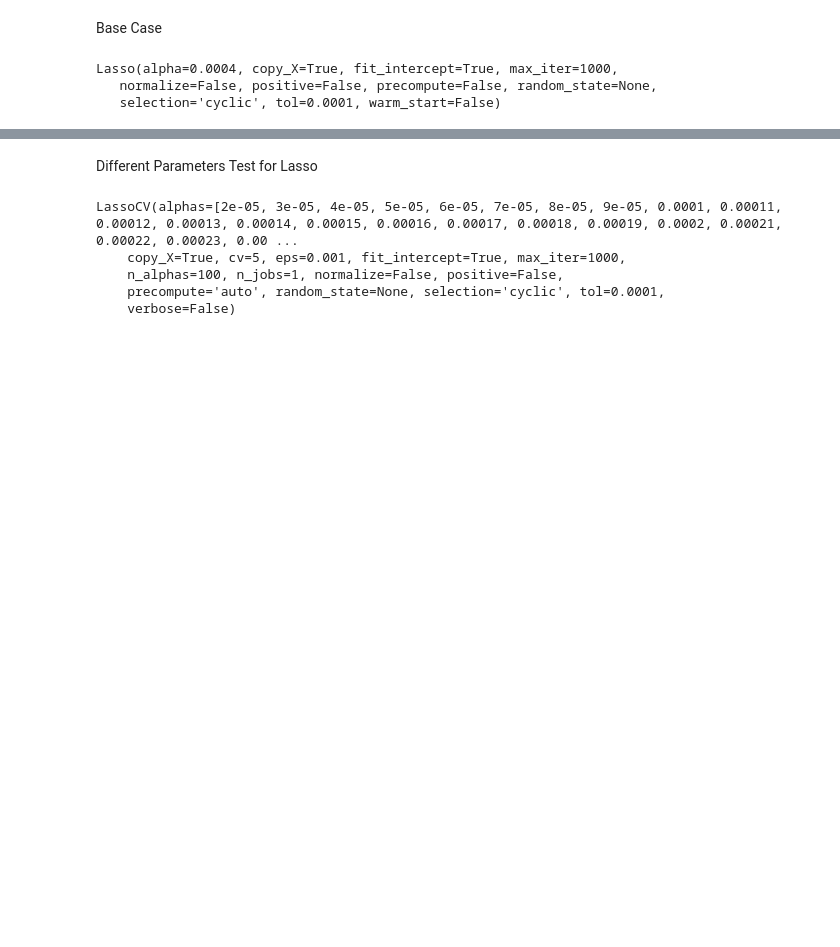
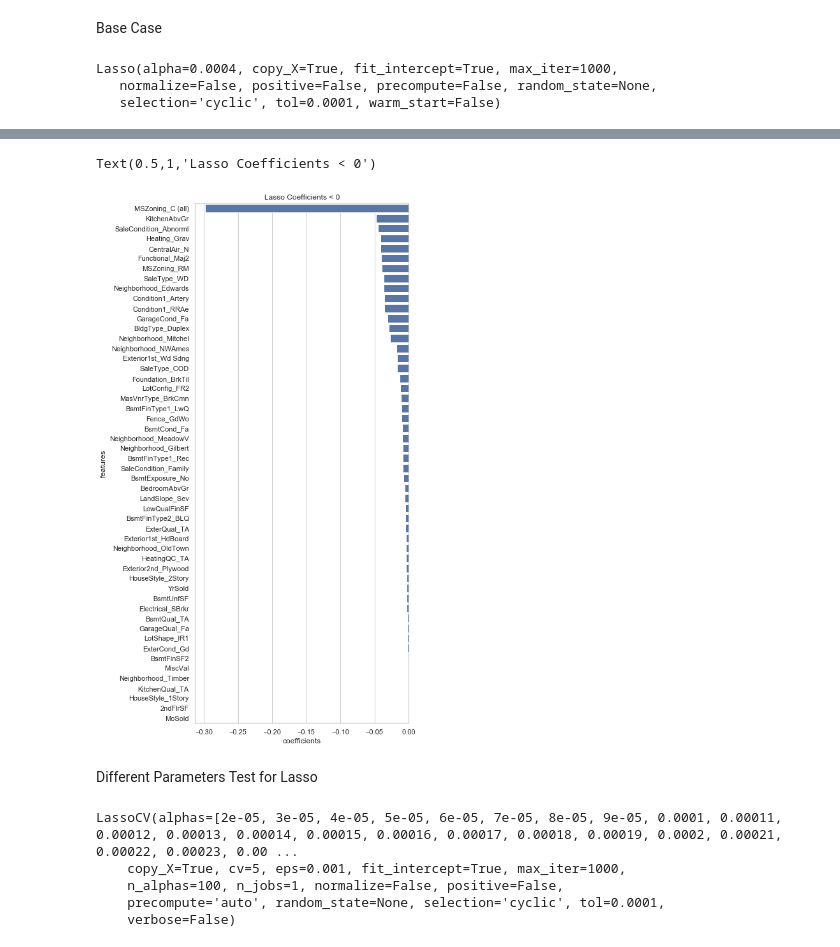
Before and after one commit to tybrs/kaggle-housing-prices, a Jupyter notebook: Ray/XGBoost.ipynb, the cells around one changed output, grey strips where cells are left out. Drawn from its saved outputs; the diff is of its cells as text; code cells hidden in the pictures; blank space fills up the shorter version.

```diff
--- a/Ray/XGBoost.ipynb
+++ b/Ray/XGBoost.ipynb
@@ -325,3 +391,14 @@ predict_tocsv(lasso_prediction)
+# %%
+#Lasso coefficients < 0
+sns.set(style="whitegrid")
+f, ax = plt.subplots(figsize=(6, 15))
+sns.barplot(x="coefficients", y="features",
+            data=lasso_coefdf.loc[lasso_coefdf.coefficients < 0].sort_values("coefficients", ascending=True),
+            color="b")
+ax.set_title("Lasso Coefficients < 0")
+# %% [output]
+Text(0.5,1,'Lasso Coefficients < 0')
+[figure, added]
 # %% [markdown]
 Different Parameters Test for Lasso
 # %%
```
Also changed, not shown: parts of 8 cells of this notebook, 5 other files.
